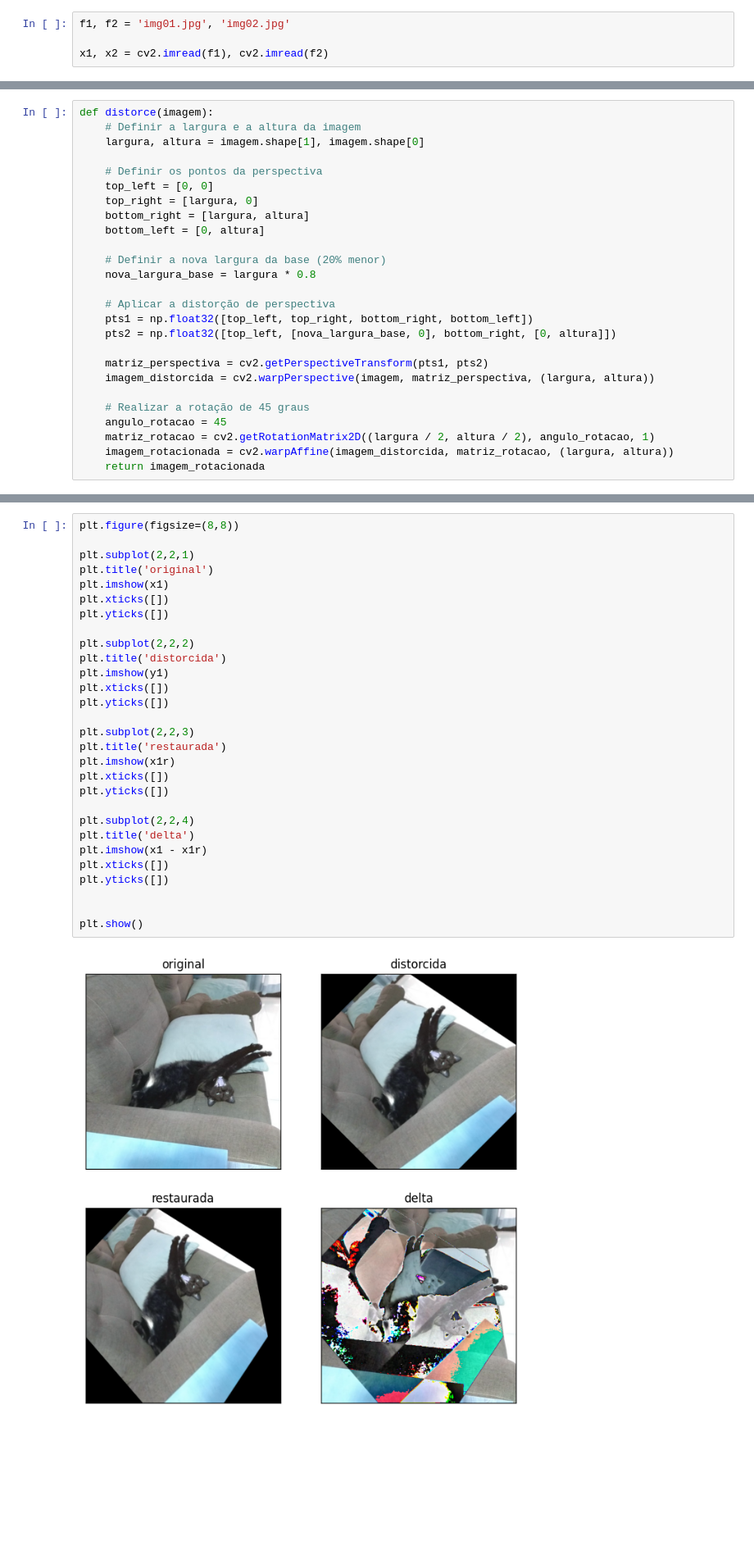
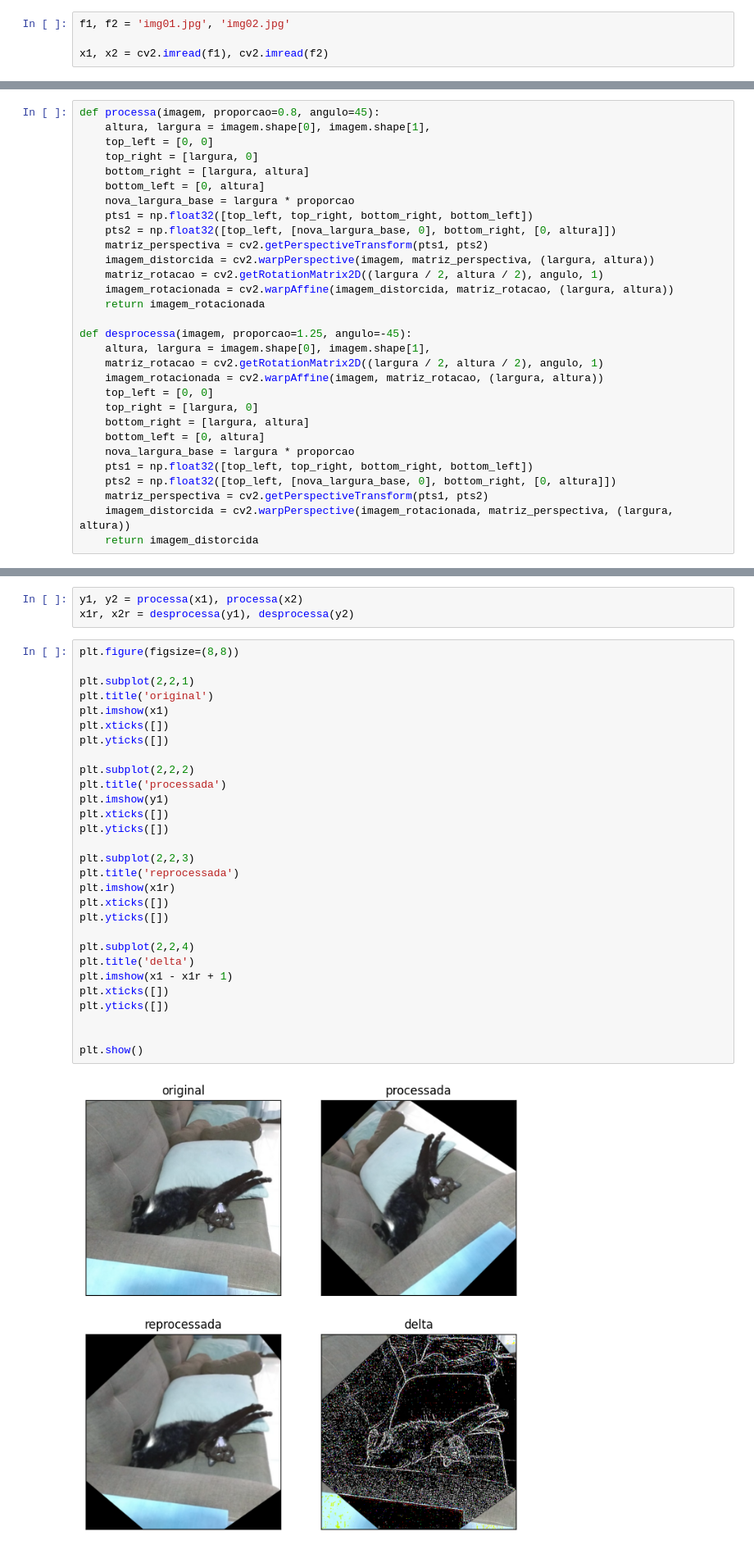
Before and after one commit to htbrandao/ppgi-proc-img, a Jupyter notebook: trab03/trab03.ipynb, the cells around one changed output, grey strips where cells are left out. Shown at 82% size. Cells and saved outputs as stored; diff of their text form; blank space fills up the shorter version.

```diff
--- a/trab03/trab03.ipynb
+++ b/trab03/trab03.ipynb
@@ -38,26 +48,30 @@ x1, x2 = cv2.imread(f1), cv2.imread(f2)
 # %%
-def distorce(imagem):
-    # Definir a largura e a altura da imagem
-    largura, altura = imagem.shape[1], imagem.shape[0]
-
-    # Definir os pontos da perspectiva
+def processa(imagem, proporcao=0.8, angulo=45):
+    altura, largura = imagem.shape[0], imagem.shape[1],
     top_left = [0, 0]
     top_right = [largura, 0]
     bottom_right = [largura, altura]
     bottom_left = [0, altura]
-
-    # Definir a nova largura da base (20% menor)
-    nova_largura_base = largura * 0.8
-
-    # Aplicar a distorção de perspectiva
+    nova_largura_base = largura * proporcao
     pts1 = np.float32([top_left, top_right, bottom_right, bottom_left])
     pts2 = np.float32([top_left, [nova_largura_base, 0], bottom_right, [0, altura]])
-
     matriz_perspectiva = cv2.getPerspectiveTransform(pts1, pts2)
     imagem_distorcida = cv2.warpPerspective(imagem, matriz_perspectiva, (largura, altura))
-
-    # Realizar a rotação de 45 graus
-    angulo_rotacao = 45
-    matriz_rotacao = cv2.getRotationMatrix2D((largura / 2, altura / 2), angulo_rotacao, 1)
+    matriz_rotacao = cv2.getRotationMatrix2D((largura / 2, altura / 2), angulo, 1)
     imagem_rotacionada = cv2.warpAffine(imagem_distorcida, matriz_rotacao, (largura, altura))
     return imagem_rotacionada
+
+def desprocessa(imagem, proporcao=1.25, angulo=-45):
+    altura, largura = imagem.shape[0], imagem.shape[1],
+    matriz_rotacao = cv2.getRotationMatrix2D((largura / 2, altura / 2), angulo, 1)
+    imagem_rotacionada = cv2.warpAffine(imagem, matriz_rotacao, (largura, altura))
+    top_left = [0, 0]
+    top_right = [largura, 0]
+    bottom_right = [largura, altura]
+    bottom_left = [0, altura]
+    nova_largura_base = largura * proporcao
+    pts1 = np.float32([top_left, top_right, bottom_right, bottom_left])
+    pts2 = np.float32([top_left, [nova_largura_base, 0], bottom_right, [0, altura]])
+    matriz_perspectiva = cv2.getPerspectiveTransform(pts1, pts2)
+    imagem_distorcida = cv2.warpPerspective(imagem_rotacionada, matriz_perspectiva, (largura, altura))
+    return imagem_distorcida
@@ -117,34 +78,37 @@ x1r, x2r = restaura(y1), restaura(y2)
+# %%
+y1, y2 = processa(x1), processa(x2)
+x1r, x2r = desprocessa(y1), desprocessa(y2)
 # %%
 plt.figure(figsize=(8,8))
 
 plt.subplot(2,2,1)
 plt.title('original')
 plt.imshow(x1)
 plt.xticks([])
 plt.yticks([])
 
 plt.subplot(2,2,2)
-plt.title('distorcida')
+plt.title('processada')
 plt.imshow(y1)
 plt.xticks([])
 plt.yticks([])
 
 plt.subplot(2,2,3)
-plt.title('restaurada')
+plt.title('reprocessada')
 plt.imshow(x1r)
 plt.xticks([])
 plt.yticks([])
 
 plt.subplot(2,2,4)
 plt.title('delta')
-plt.imshow(x1 - x1r)
+plt.imshow(x1 - x1r + 1)
 plt.xticks([])
 plt.yticks([])
 
 
 plt.show()
 # %% [output]
-[figure, old version]
+[figure, new version]
 # %%
 plt.figure(figsize=(8,8))
 
```
Also changed, not shown: parts of 8 cells of this notebook, 3 other files.
